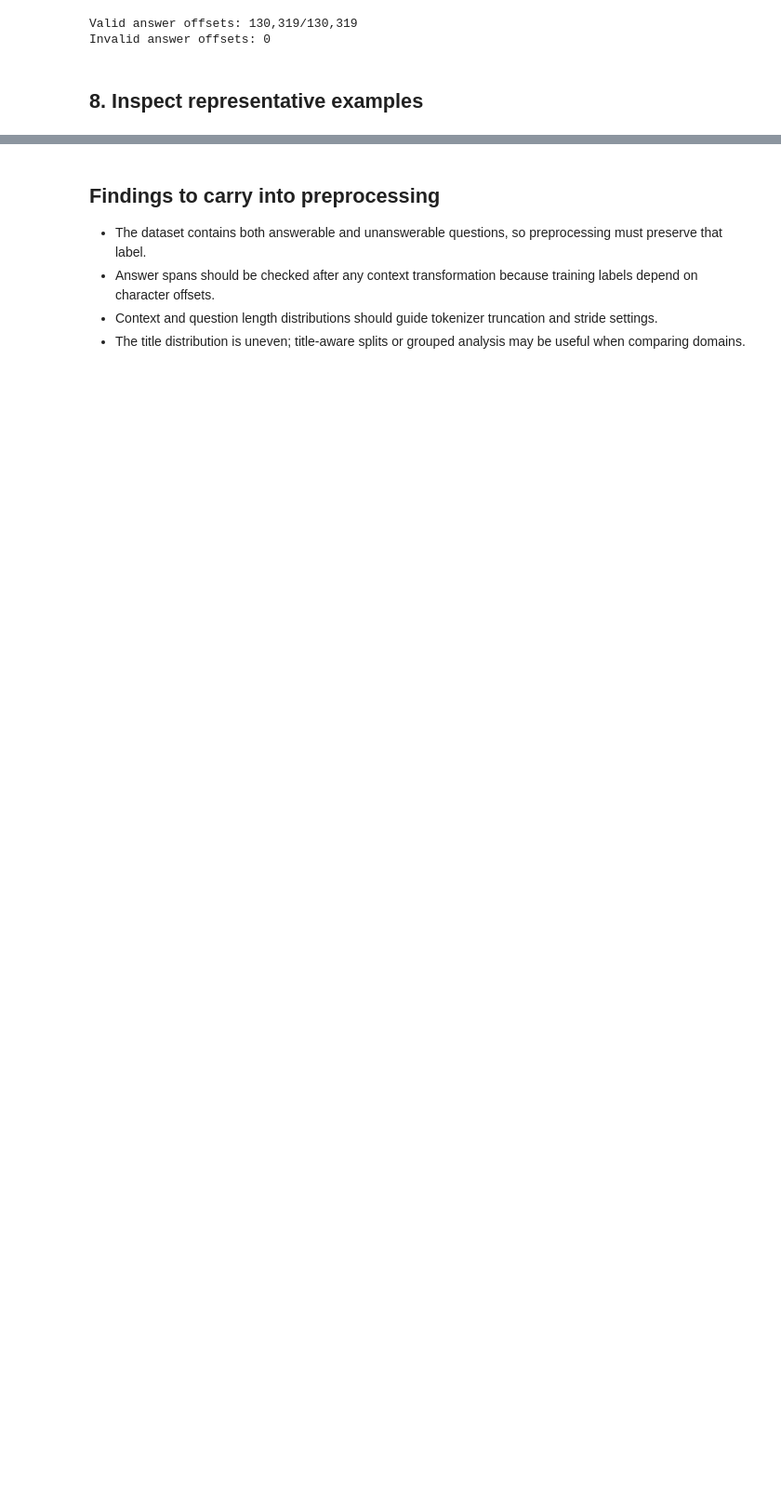
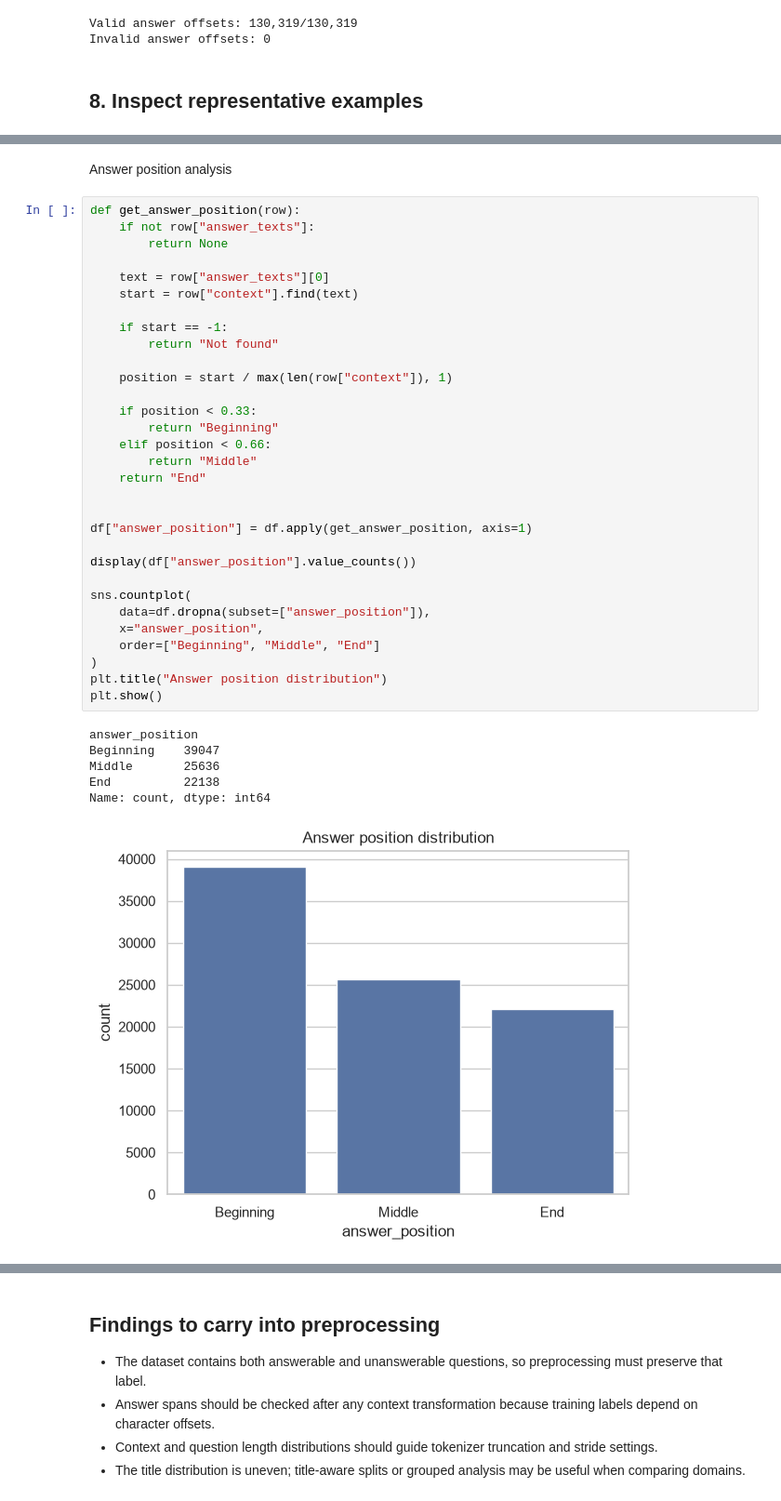
Before and after one commit to Deepika2222/Domain-Adaptive-and-Robustness-Aware-Question-Answering-, a Jupyter notebook: notebooks/01_exploration/squad_exploration.ipynb, the cells around one changed output, grey strips where cells are left out. Shown at 93% size. Drawn from its saved outputs; the diff is of its cells as text; blank space fills up the shorter version.

```diff
--- a/notebooks/01_exploration/squad_exploration.ipynb
+++ b/notebooks/01_exploration/squad_exploration.ipynb
@@ -249,0 +315,40 @@ display(df.loc[~df["is_answerable"], columns_to_show].sample(3, random_state=42)
+# %% [markdown]
+Answer position analysis
+# %%
+def get_answer_position(row):
+    if not row["answer_texts"]:
+        return None
+
+    text = row["answer_texts"][0]
+    start = row["context"].find(text)
+
+    if start == -1:
+        return "Not found"
+
+    position = start / max(len(row["context"]), 1)
+
+    if position < 0.33:
+        return "Beginning"
+    elif position < 0.66:
+        return "Middle"
+    return "End"
+
+
+df["answer_position"] = df.apply(get_answer_position, axis=1)
+
+display(df["answer_position"].value_counts())
+
+sns.countplot(
+    data=df.dropna(subset=["answer_position"]),
+    x="answer_position",
+    order=["Beginning", "Middle", "End"]
+)
+plt.title("Answer position distribution")
+plt.show()
+# %% [output]
+answer_position
+Beginning    39047
+Middle       25636
+End          22138
+Name: count, dtype: int64
+[figure, added]
```
Also changed, not shown: parts of 9 cells of this notebook, 3 other files.
